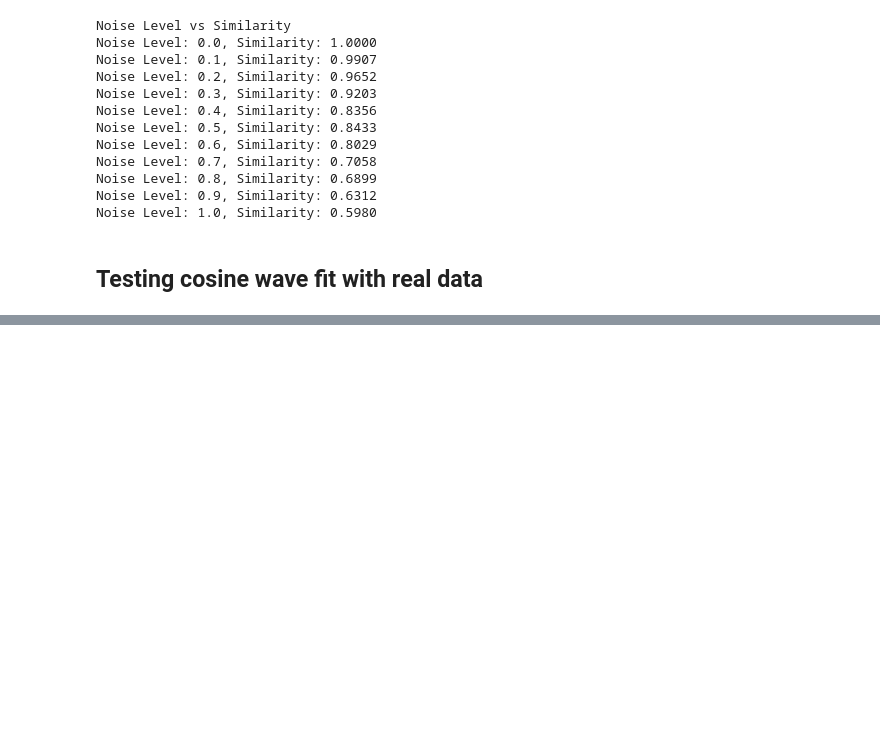
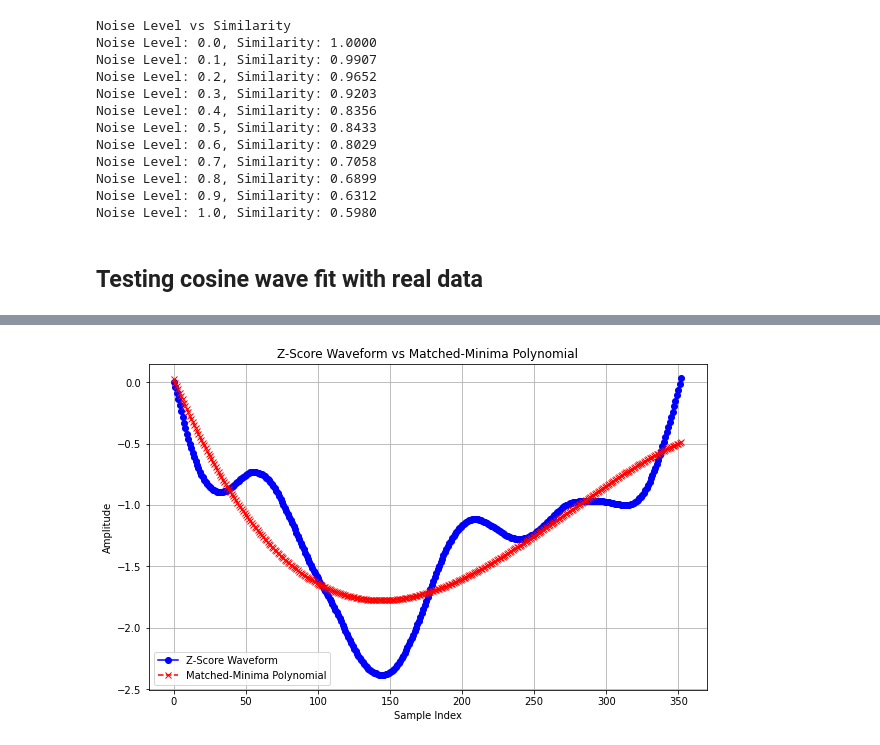
Before and after one commit to bushlab-ucl/DirectNeuralBiasing, a Jupyter notebook: src/pythonlib/fitting_cosines.ipynb, the cells around one changed output, grey strips where cells are left out. Drawn from its saved outputs; the diff is of its cells as text; code cells hidden in the pictures; blank space fills up the shorter version.

```diff
--- a/src/pythonlib/fitting_cosines.ipynb
+++ b/src/pythonlib/fitting_cosines.ipynb
@@ -238,0 +328,39 @@ plt.show()
+# %%
+z_score_waveform = wave_2
+# %%
+import numpy as np
+import matplotlib.pyplot as plt
+from numpy.polynomial import Polynomial
+
+# Find the index and value of the minimum in the z_score_waveform
+min_idx = np.argmin(z_score_waveform)
+min_value = z_score_waveform[min_idx]
+
+# Create a polynomial that matches the minima and general shape
+# We'll use a cubic polynomial (degree 3) as it's a low-order polynomial that can model curves with a single minima.
+# Coefficients are adjusted to match the minima and amplitude
+
+# Time axis for polynomial fitting
+time = np.array(range(len(z_score_waveform)))
+
+# Fit a cubic polynomial (degree 3) with a constraint that the polynomial has a minimum at min_idx
+coefficients = np.polyfit(time, z_score_waveform, 3)
+polynomial = np.poly1d(coefficients)
+
+# Generate the polynomial values over the same time range
+matched_minima_polynomial = polynomial(time)
+
+# Plotting the z-score waveform and the matched polynomial
+plt.figure(figsize=(10, 6))
+
+plt.plot(time, z_score_waveform, label='Z-Score Waveform', color='blue', linestyle='-', marker='o')
+plt.plot(time, matched_minima_polynomial, label='Matched-Minima Polynomial', color='red', linestyle='--', marker='x')
+
+plt.title('Z-Score Waveform vs Matched-Minima Polynomial')
+plt.xlabel('Sample Index')
+plt.ylabel('Amplitude')
+plt.legend()
+plt.grid(True)
+plt.show()
+# %% [output]
+[figure, added]
```
Also changed, not shown: parts of 6 cells of this notebook, 2 other files.
